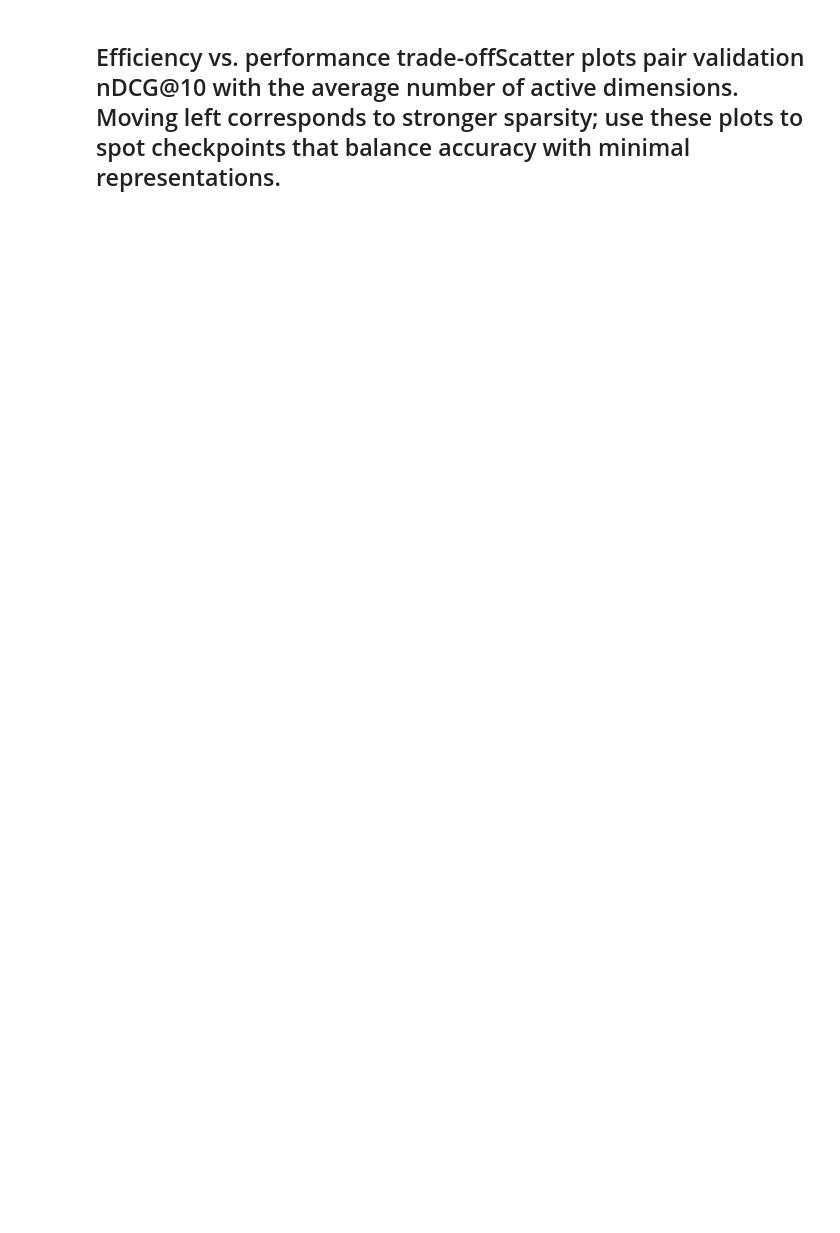
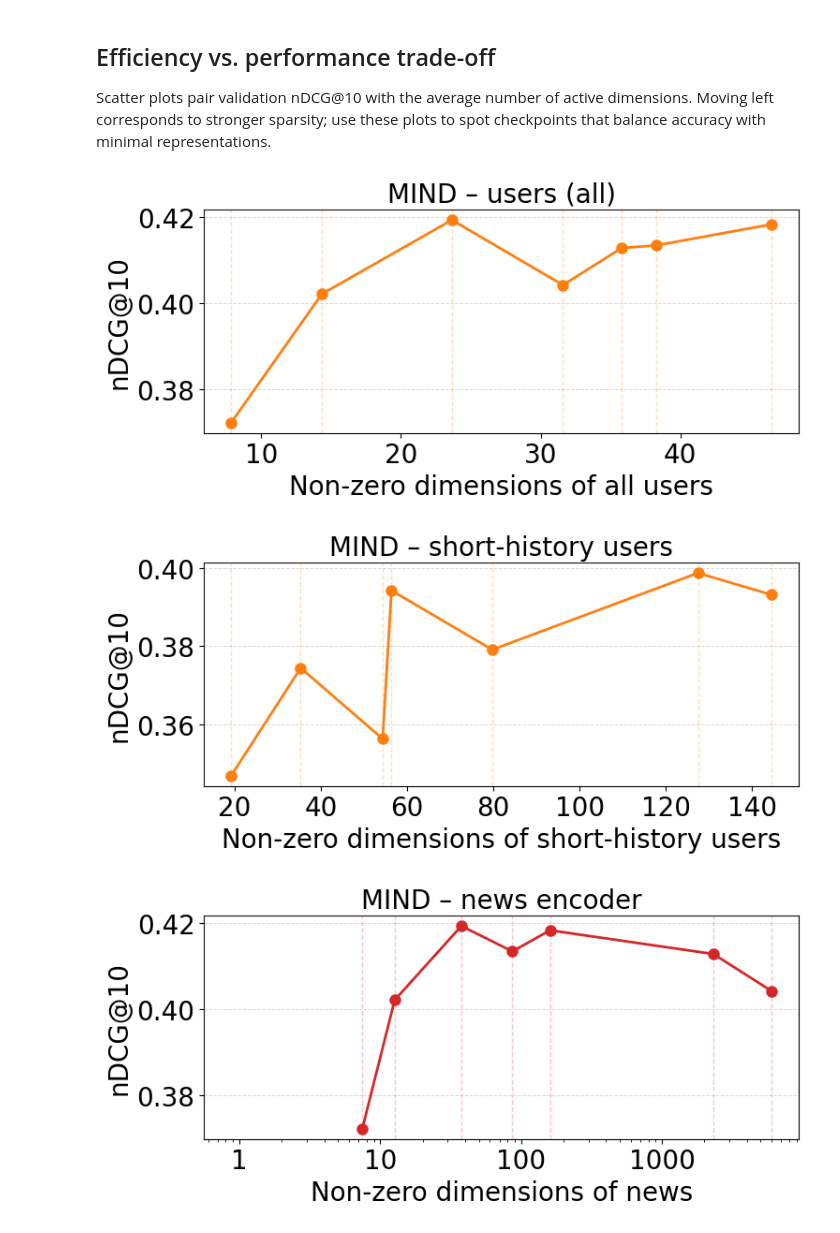
Before and after one commit to davidvos/learned-sparse-news-recs, a Jupyter notebook: analysis.ipynb, the cells around one changed output. Drawn from its saved outputs; the diff is of its cells as text; code cells hidden in the pictures; blank space fills up the shorter version.

```diff
--- a/analysis.ipynb
+++ b/analysis.ipynb
@@ -142,5 +148,8 @@ for payload in history_datasets:
 # %% [markdown]
-## Efficiency vs. performance trade-offScatter plots pair validation nDCG@10 with the average number of active dimensions. Moving left corresponds to stronger sparsity; use these plots to spot checkpoints that balance accuracy with minimal representations.
+## Efficiency vs. performance trade-off
+
+Scatter plots pair validation nDCG@10 with the average number of active dimensions.
+Moving left corresponds to stronger sparsity; use these plots to spot checkpoints that balance accuracy with minimal representations.
 # %%
 TRADEOFF_STYLES = {
     "user_all": {
@@ -166,7 +175,7 @@ TRADEOFF_STYLES = {
 }
 
 tradeoff_data = {
-    "MIND validation": {
+    "MIND": {
         "user_all": [
             {"label": "baseline", "user_nonzero": 38.27, "ndcg10": 0.4134},
             {"label": "extreme_regularization", "user_nonzero": 14.34, "ndcg10": 0.4021},
@@ -195,7 +204,7 @@ tradeoff_data = {
             {"label": "very_high_regularization", "news_nonzero": 37.65, "ndcg10": 0.4193},
         ],
     },
-    "Adressa validation": {
+    "Adressa": {
         "user_all": [
             {"label": "baseline", "user_nonzero": 256.56, "ndcg10": 0.5536},
             {"label": "extreme_regularization", "user_nonzero": 46.05, "ndcg10": 0.5376},
@@ -211,30 +220,34 @@ tradeoff_data = {
             {"label": "high_regularization", "user_nonzero": 390.88, "ndcg10": 0.5972},
             {"label": "low_regularization", "user_nonzero": 576.08, "ndcg10": 0.5654},
             {"label": "no_regularization", "user_nonzero": 543.18, "ndcg10": 0.5949},
             {"label": "very_extreme_regularization", "user_nonzero": 42.82, "ndcg10": 0.4139},
             {"label": "very_high_regularization", "user_nonzero": 294.60, "ndcg10": 0.5820},
         ],
         "news": [
             {"label": "baseline", "news_nonzero": 420.43, "ndcg10": 0.5536},
             {"label": "extreme_regularization", "news_nonzero": 12.56, "ndcg10": 0.5376},
             {"label": "high_regularization", "news_nonzero": 140.62, "ndcg10": 0.5684},
             {"label": "low_regularization", "news_nonzero": 1712.66, "ndcg10": 0.5350},
             {"label": "no_regularization", "news_nonzero": 2425.49, "ndcg10": 0.5578},
             {"label": "very_extreme_regularization", "news_nonzero": 0.98, "ndcg10": 0.3941},
             {"label": "very_high_regularization", "news_nonzero": 84.41, "ndcg10": 0.5627},
         ],
     },
 }
 
 for dataset_name, series_dict in tradeoff_data.items():
     for key, points in series_dict.items():
         style = TRADEOFF_STYLES[key]
         plot_tradeoff(
             points,
             x_key=style["x_key"],
             x_label=style["x_label"],
             color=style["color"],
             title=f"{dataset_name} – {style['title_suffix']}",
             log_x=style.get("log_x", False),
             xticks=style.get("xticks"),
         )
+# %% [output]
+[figure, added]
+[figure, added]
+[figure, added]
```
Also changed, not shown: parts of 3 cells of this notebook.
